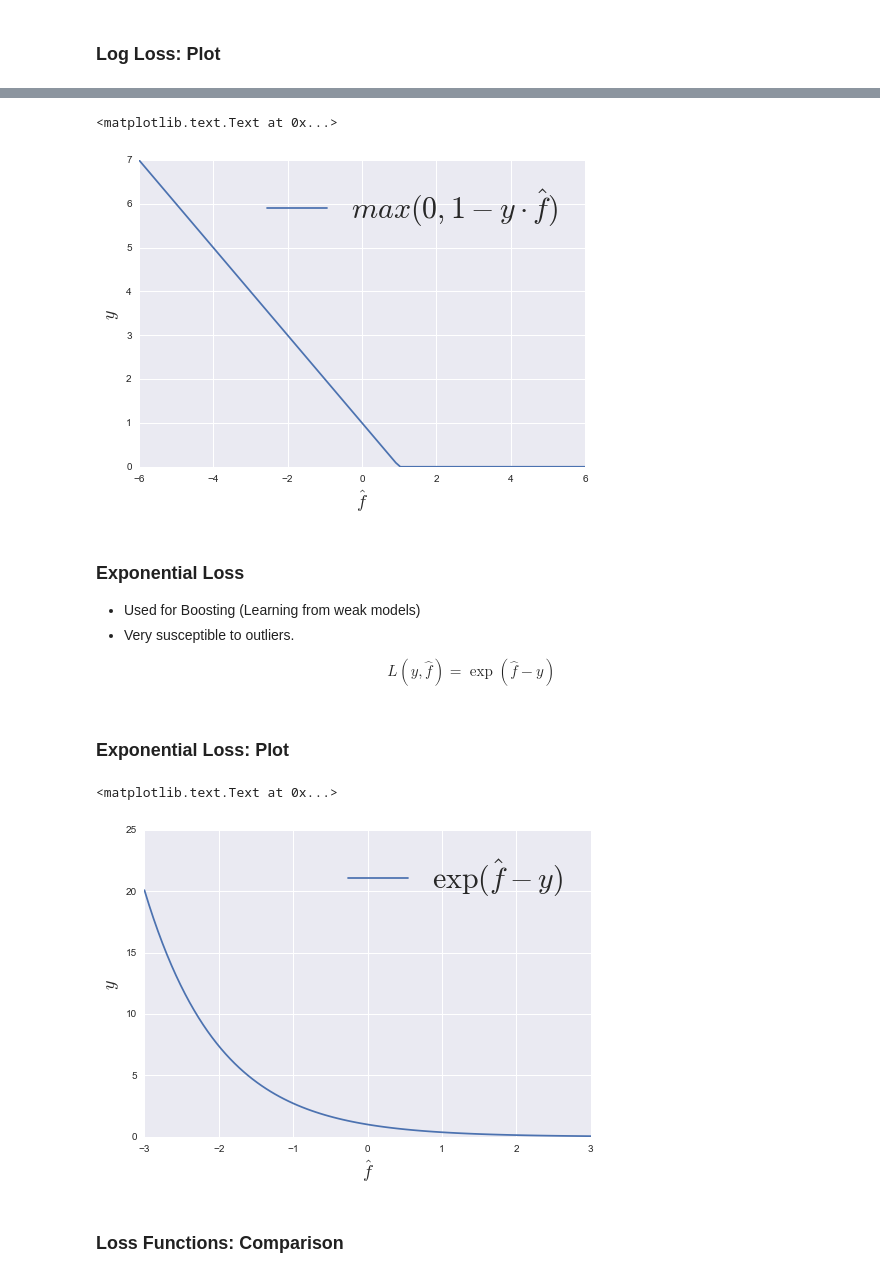
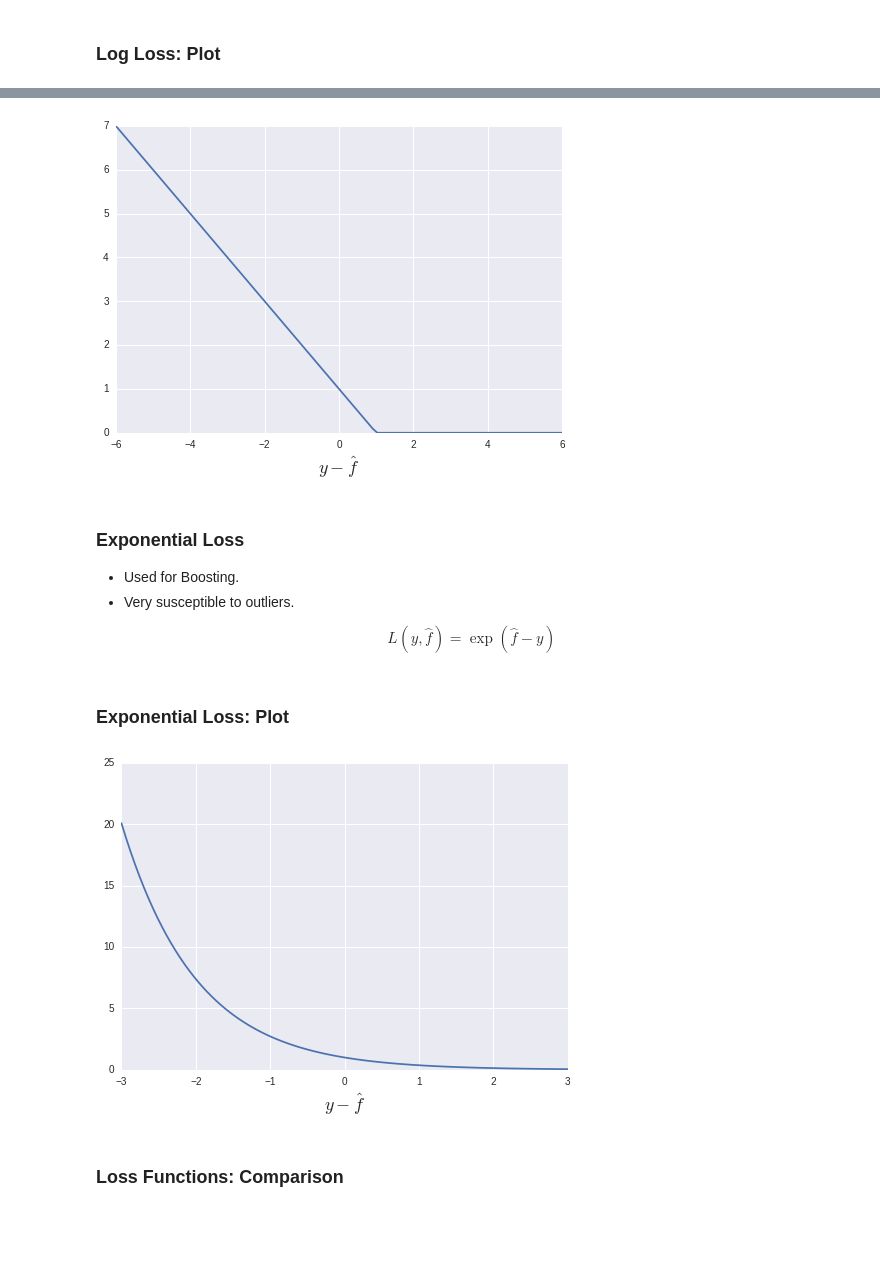
Before and after one commit to thejakeyboy/umich-eecs545-lectures, a Jupyter notebook: lecture12_ml_advice/lecture12_ml_advice.ipynb, the cells around one changed output, grey strips where cells are left out. Cells and saved outputs as stored; diff of their text form; code cells hidden in the pictures; blank space fills up the shorter version.

```diff
--- a/lecture12_ml_advice/lecture12_ml_advice.ipynb
+++ b/lecture12_ml_advice/lecture12_ml_advice.ipynb
@@ -300,16 +275,13 @@ $$L(y,\hat{f}) = \max(0, 1-y \cdot \hat{f})$$
 # %%
 x = np.linspace(-6, 6, 100);
-plt.plot(x, np.where(x < 1, 1 - x, 0), label="$max(0, 1 - y \cdot \hat{f})$");
-plt.legend(loc="best", prop={'size':30})
-plt.xlabel("$\hat{f}$", size=18);
-plt.ylabel("$y$", size=18)
+plt.plot(x, np.where(x < 1, 1 - x, 0));
+plt.xlabel("$y-\hat{f}$", size=18);
 # %% [output]
-<matplotlib.text.Text at 0x...>
-[figure, old version]
+[figure, new version]
 # %% [markdown]
 ### Exponential Loss
 
-- Used for Boosting (Learning from weak models)
+- Used for Boosting.
 - Very susceptible to outliers.
 
 $$L(y,\hat{f}) = \exp(\hat{f}-y)$$
@@ -317,13 +289,10 @@ $$L(y,\hat{f}) = \exp(\hat{f}-y)$$
 ### Exponential Loss:  Plot
 # %%
 x = np.linspace(-3, 3, 100);
-plt.plot(x, np.exp(-x), label = "$\exp(\hat{f} - y)$");
-plt.legend(loc="best", prop={'size':30})
-plt.xlabel("$\hat{f}$", size=18);
-plt.ylabel("$y$", size=18)
+plt.plot(x, np.exp(-x));
+plt.xlabel("$y-\hat{f}$", size=18);
 # %% [output]
-<matplotlib.text.Text at 0x...>
-[figure, old version]
+[figure, new version]
 # %% [markdown]
 ### Loss Functions:  Comparison
 # %%
```
Also changed, not shown: parts of 32 cells of this notebook.
